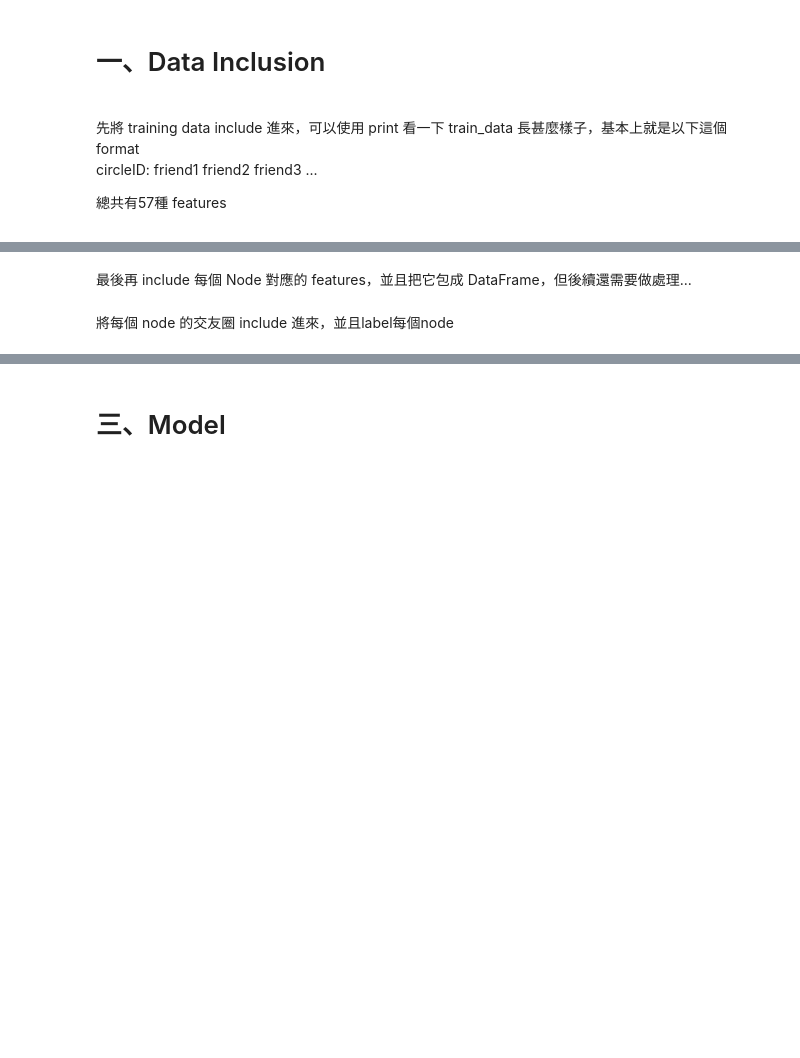
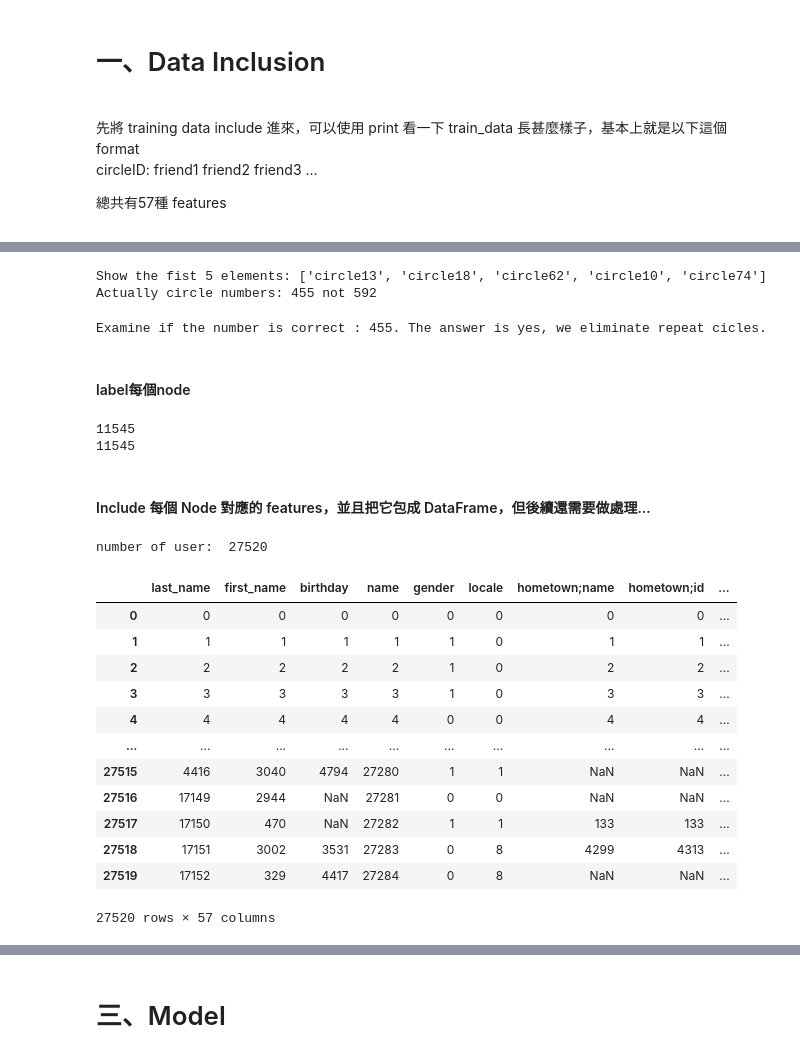
Before and after one commit to Xueyi-Chen-David/community_detection, a Jupyter notebook: data_science_main.ipynb, the cells around one changed output, grey strips where cells are left out. Cells and saved outputs as stored; diff of their text form; code cells hidden in the pictures; blank space fills up the shorter version.

```diff
--- a/data_science_main.ipynb
+++ b/data_science_main.ipynb
@@ -51,33 +64,106 @@ for i in range(len(feature_list)):
+# %%
+# 先找出重複的circle有幾個，再針對他們做合併，應該比較快，就不用一個一個還要重複掃
+tes = []
+for i in range(len(data)):
+    tes.append(data[i].split(':')[0])
+
+a = Counter(tes).most_common()[:46] # 有重複的總共46個
+b = []
+for i in range(len(a)):
+    b.append(a[i][0])
+print(f"Show the fist 5 elements: {b[:5]}")
+print(f"Actually circle numbers: {len(Counter(tes))} not {len(tes)}")
+# %% [output]
+Show the fist 5 elements: ['circle13', 'circle18', 'circle62', 'circle10', 'circle74']
+Actually circle numbers: 455 not 592
+# %%
+temp_a = []
+
+for target in b:
+    temp = []
+    for i in range(len(data)):
+        circle_name = data[i].split(':')[:1][0]
+        if circle_name == target:
+            temp += data[i].split()[1:]
+
+    temp_a.append(temp)
+
+for i in range(len(data)):
+    circle_name = data[i].split(':')[:1][0]
+
+    if circle_name not in b: #如果 circle name 沒有重複的名單中，加入到list中
+        temp_a.append(data[i].split()[1:])
+
+print(f"Examine if the number is correct : {len(temp_a)}. The answer is yes, we eliminate repeat cicles.")
+# %% [output]
+Examine if the number is correct : 455. The answer is yes, we eliminate repeat cicles.
+# %% [markdown]
+#### label每個node
+# %%
+# initialization every user's label
+y_label = [0] * 27520
+
+for i in range(len(temp_a)):
+    for item in temp_a[i]:
+        y_label[int(item)] = i+1
+
+# 預想是說一個 user 應該會對應到一個 circle
+# 但 0 特別多，代表有很多 user 沒有標到
+# 下面 aaaa 是在算 train_data 中所有的 user，train_data代表將所有.circles的檔案合成一個list
+#print(len(y_label)-Counter(y_label).most_common()[0][1])
+
+aaaa = []
+for i in train_data:
+    aaaa+=i
+#print(len(Counter(aaaa)))
+# %% [output]
+11545
+11545
 # %% [markdown]
-最後再 include 每個 Node 對應的 features，並且把它包成 DataFrame，但後續還需要做處理...<br>
+#### Include 每個 Node 對應的 features，並且把它包成 DataFrame，但後續還需要做處理...<br>
 # %%
 # Include each user's features
 
 fea_dir = "features\\features.txt"
 features = []
 
 with open(fea_dir, 'r') as f:
     features += f.readlines()
 
 a = []
 
 for i in range(len(features)):
     # split each user features by space
     a.append(features[i].split())
 
 final = []
 
 # make a dict that key is feature and value is corresponeding value
 for j in range(len(a)):
     b_col = []
     b_row = []
     for i in range(len(a[j][1:])):
         b_col.append(a[j][1:][i][::-1].split(';', 1)[1][::-1])
         b_row.append(a[j][1:][i].split(';')[-1])
 
     final.append(dict(zip(b_col, b_row)))
 
 df = pd.DataFrame(final)
+print(f"number of user:  {len(df)}")
 #df # there are many NaN
+df
+# %% [output]
+number of user:  27520
+|  | last_name | first_name | birthday | name | gender | locale | hometown;name | hometown;id | ... |
+| 0 | 0 | 0 | 0 | 0 | 0 | 0 | 0 | 0 | ... |
+| 1 | 1 | 1 | 1 | 1 | 1 | 0 | 1 | 1 | ... |
+| 2 | 2 | 2 | 2 | 2 | 1 | 0 | 2 | 2 | ... |
+| 3 | 3 | 3 | 3 | 3 | 1 | 0 | 3 | 3 | ... |
+| 4 | 4 | 4 | 4 | 4 | 0 | 0 | 4 | 4 | ... |
+| ... | ... | ... | ... | ... | ... | ... | ... | ... | ... |
+| 27515 | 4416 | 3040 | 4794 | 27280 | 1 | 1 | NaN | NaN | ... |
+| 27516 | 17149 | 2944 | NaN | 27281 | 0 | 0 | NaN | NaN | ... |
+| 27517 | 17150 | 470 | NaN | 27282 | 1 | 1 | 133 | 133 | ... |
+| 27518 | 17151 | 3002 | 3531 | 27283 | 0 | 8 | 4299 | 4313 | ... |
+| 27519 | 17152 | 329 | 4417 | 27284 | 0 | 8 | NaN | NaN | ... |
+27520 rows × 57 columns
-# %% [markdown]
-將每個 node 的交友圈 include 進來，並且label每個node
```
Also changed, not shown: parts of 10 cells of this notebook.
